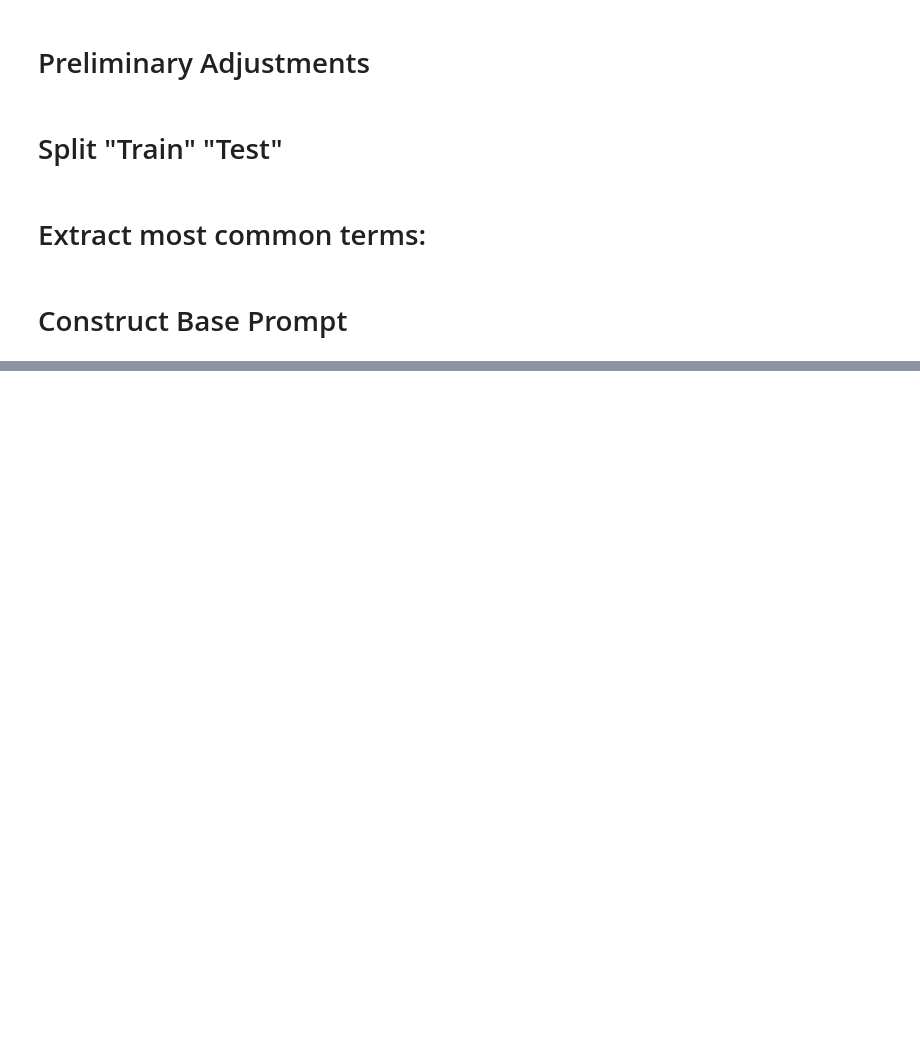
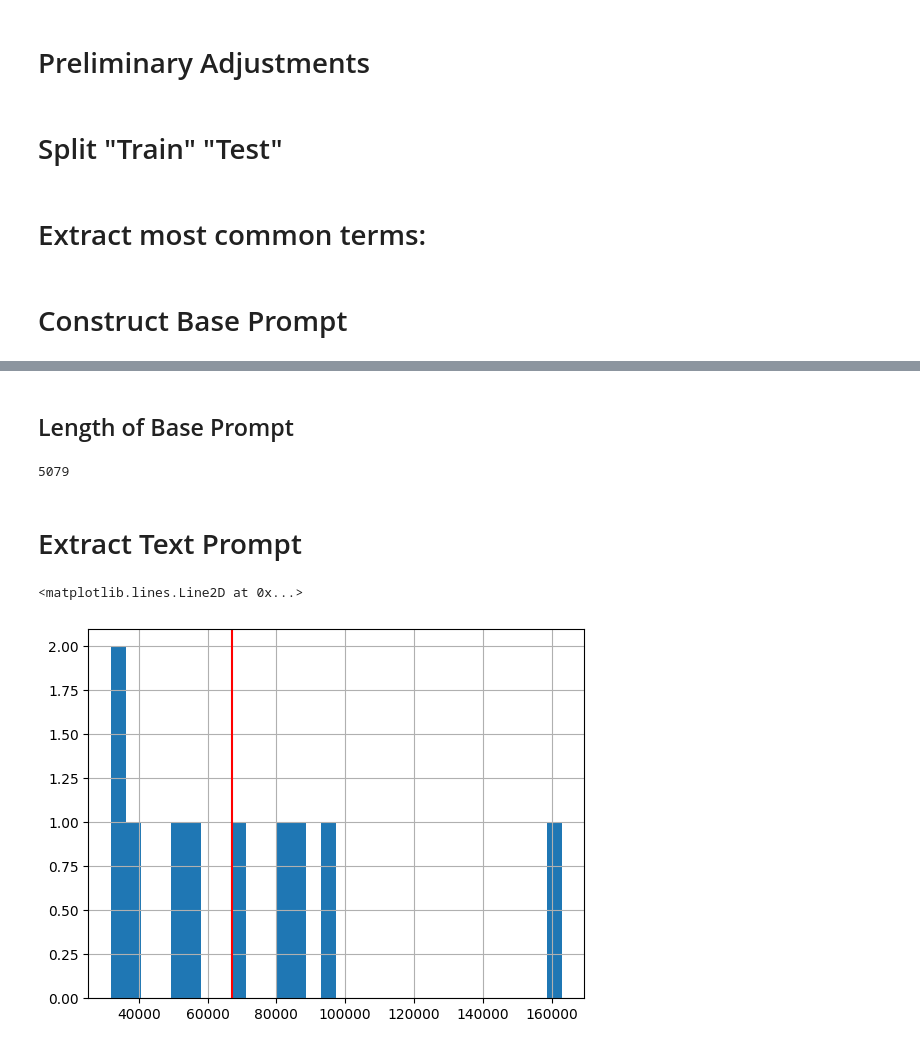
Before and after one commit to ilias-m-n/ExtractAccStds, a Jupyter notebook: Testing.ipynb, the cells around one changed output, grey strips where cells are left out. Cells and saved outputs as stored; diff of their text form; code cells hidden in the pictures; blank space fills up the shorter version.

```diff
--- a/Testing.ipynb
+++ b/Testing.ipynb
@@ -85,13 +96,2 @@ User_Assitant Context
 # %%
-user_assistant = []
-for id in test.filename.unique():
-    user_content = ""
-    assistant_content = ""
-    tmp = test[test.filename == id]
-    for entity in tmp.source.unique():
-        user_content += str(tmp[tmp.source == entity]["paragraph (context)"].values) + " ... "
-        assistant_content += f"{entity}: {tmp[tmp.source == entity]['term'].values}" + '\n'
-
-    user_assistant.append((user_content, assistant_content))
-for ua in user_assistant:
-    length += util.count_tokens(ua[0])
+user_assistant = prompts.get_user_assistant_context_format1(prompt_df, "filename", "source", "paragraph (context)", "sentence", "term")
@@ -115,0 +98,25 @@ messages = util.create_messages_context_gpt(system, prompt, user_assistant)
+# %% [markdown]
+## Length of Base Prompt
+# %%
+base_prompt_length = util.count_tokens(system)
+for ua in user_assistant:
+    base_prompt_length += util.count_tokens(ua[0])
+    base_prompt_length += util.count_tokens(ua[1])
+# %% [output]
+5079
+# %% [markdown]
+# Extract Text Prompt
+# %%
+test_df = test_df[['cc_iso3', 'year', 'filename', 'paragraph (context)', 'sentence',
+       'term', 'classification', 'filepath', 'source']]
+df_inputs = test_df[['filepath', 'filename']].copy().drop_duplicates()
+# %%
+df_inputs['prompt'] = df_inputs['filepath'].apply(util.parse_txt).apply(util.clean_text)
+df_inputs['num_tokens'] = df_inputs['prompt'].apply(util.count_tokens)
+df_inputs['com_num_tokens'] = df_inputs['num_tokens'] + base_prompt_length
+# %%
+df_inputs['num_tokens'].hist(bins=30)
+plt.axvline(x=df_inputs['com_num_tokens'].median(), color = "r")
+# %% [output]
+<matplotlib.lines.Line2D at 0x...>
+[figure, added]
```
Also changed, not shown: parts of 45 cells of this notebook, 2 other files.
